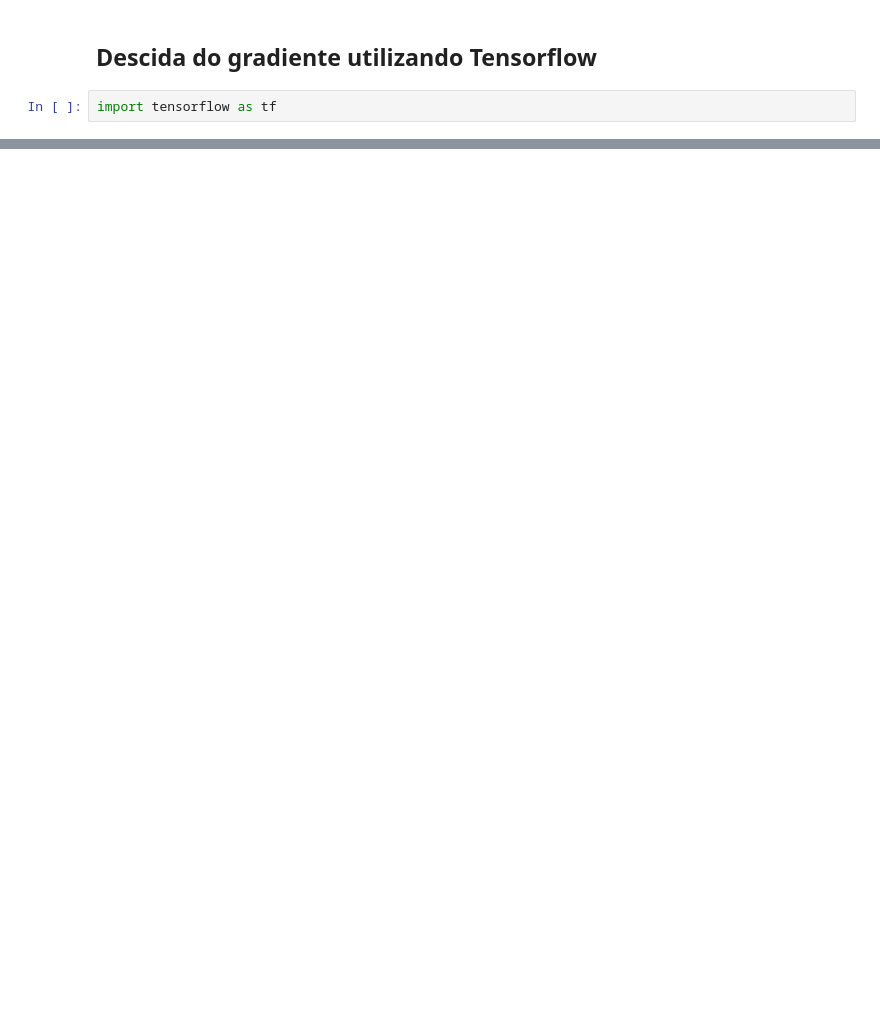
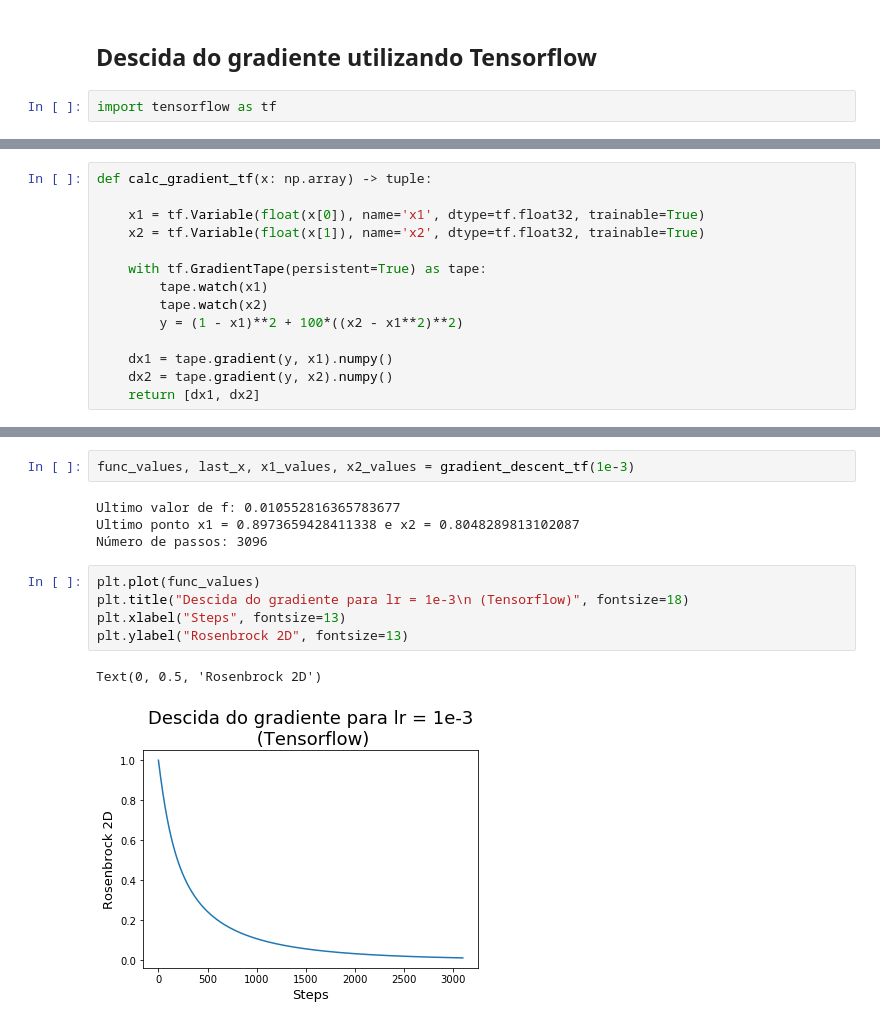
Before and after one commit to andisantos/MO431-432, a Jupyter notebook: MO431/T2/Tarefa_2_dre.ipynb, the cells around one changed output, grey strips where cells are left out. Cells and saved outputs as stored; diff of their text form; blank space fills up the shorter version.

```diff
--- a/MO431/T2/Tarefa_2_dre.ipynb
+++ b/MO431/T2/Tarefa_2_dre.ipynb
@@ -225,0 +217,14 @@ import tensorflow as tf
+# %%
+def calc_gradient_tf(x: np.array) -> tuple:
+
+    x1 = tf.Variable(float(x[0]), name='x1', dtype=tf.float32, trainable=True)
+    x2 = tf.Variable(float(x[1]), name='x2', dtype=tf.float32, trainable=True)
+
+    with tf.GradientTape(persistent=True) as tape:
+        tape.watch(x1)
+        tape.watch(x2)
+        y = (1 - x1)**2 + 100*((x2 - x1**2)**2)
+
+    dx1 = tape.gradient(y, x1).numpy()
+    dx2 = tape.gradient(y, x2).numpy()
+    return [dx1, dx2]
@@ -225,0 +276,14 @@ import tensorflow as tf
+# %%
+func_values, last_x, x1_values, x2_values = gradient_descent_tf(1e-3)
+# %% [output]
+Ultimo valor de f: 0.010552816365783677
+Ultimo ponto x1 = 0.8973659428411338 e x2 = 0.8048289813102087
+Número de passos: 3096
+# %%
+plt.plot(func_values)
+plt.title("Descida do gradiente para lr = 1e-3\n (Tensorflow)", fontsize=18)
+plt.xlabel("Steps", fontsize=13)
+plt.ylabel("Rosenbrock 2D", fontsize=13)
+# %% [output]
+Text(0, 0.5, 'Rosenbrock 2D')
+[figure, added]
```
Also changed, not shown: parts of 8 cells of this notebook.
